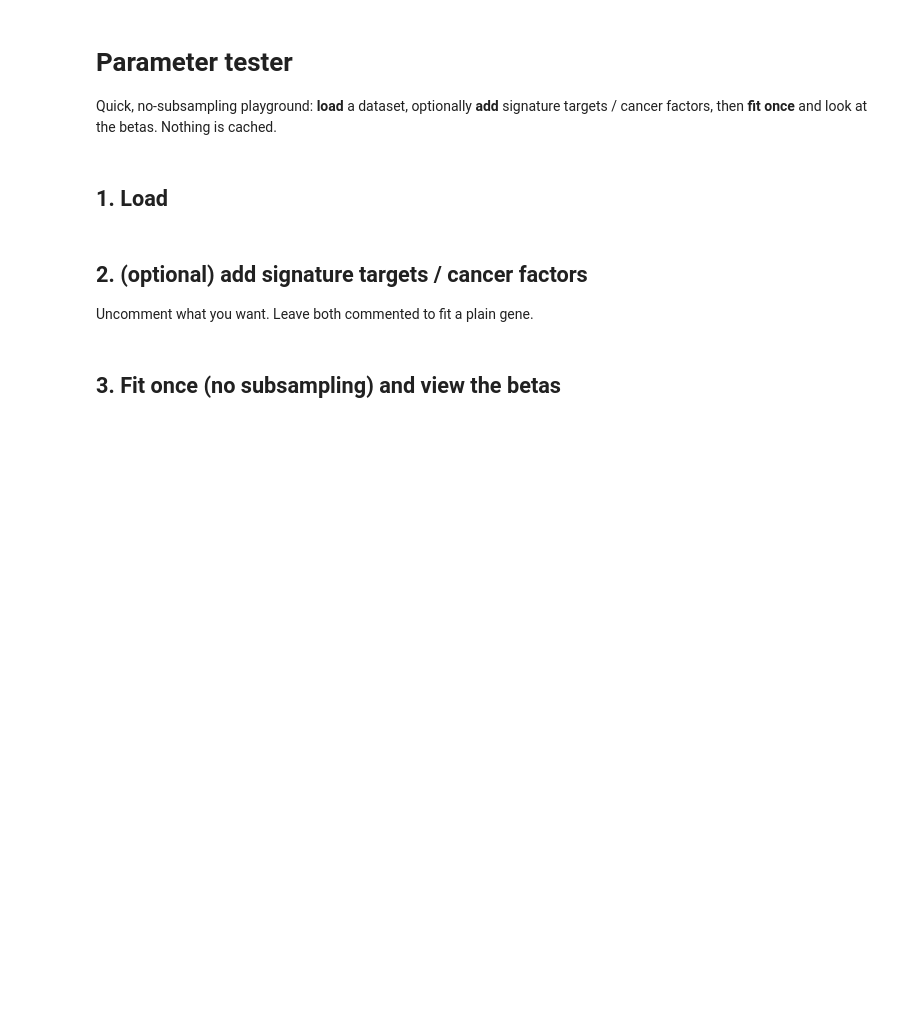
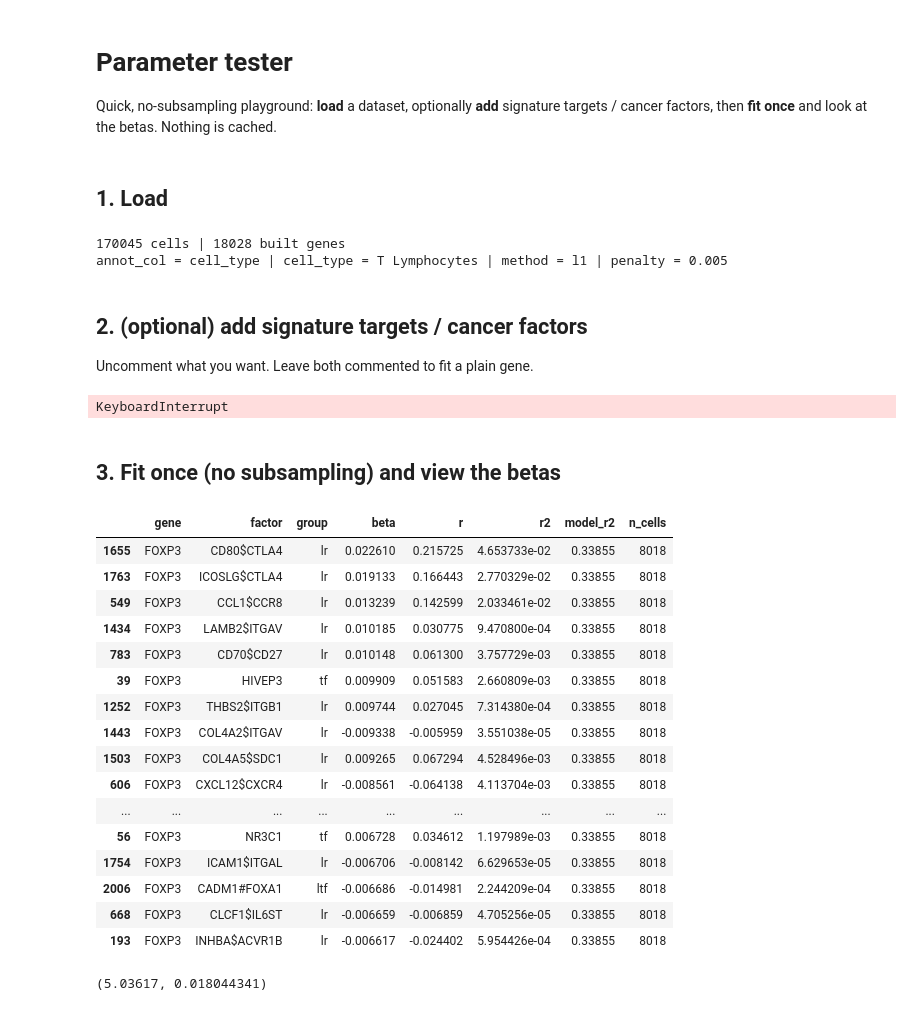
Before and after one commit to fosterea/MetabTravLR, a Jupyter notebook: metab_processing/LinearRegression/param_tester.ipynb, the cells around one changed output. Saved outputs shown, nothing was run; the diff lists cells and outputs as text; code cells hidden in the pictures; blank space fills up the shorter version.

```diff
--- a/metab_processing/LinearRegression/param_tester.ipynb
+++ b/metab_processing/LinearRegression/param_tester.ipynb
@@ -21,7 +21,7 @@ from metab_processing.LinearRegression.signature_configs import CONFIGS
 from metab_processing.LinearRegression.least_squares import fit_gene_betas, rank_coefficients
 # %%
 # Pick a dataset (any key in CONFIGS: 'cervical' | 'breast' | 'colon').
-cfg = CONFIGS['cervical']
+cfg = CONFIGS['breast']
 adata = sc.read_h5ad(cfg.adata_path)
 var = set(adata.var_names)
 print(adata.n_obs, 'cells |', len(adata.uns.get('x_genes', [])), 'built genes')
@@ -32,6 +32,9 @@ CELL_TYPE = cfg.cell_type or (cfg.t_cell_types[0] if cfg.t_cell_types else None)
 METHOD, PENALTY, L1_RATIO, STANDARDIZE = cfg.method, cfg.penalty, cfg.l1_ratio, cfg.standardize
 print('annot_col =', ANNOT_COL, '| cell_type =', CELL_TYPE,
       '| method =', METHOD, '| penalty =', PENALTY)
+# %% [output]
+170045 cells | 18028 built genes
+annot_col = cell_type | cell_type = T Lymphocytes | method = l1 | penalty = 0.005
 # %% [markdown]
 ## 2. (optional) add signature targets / cancer factors
 
@@ -46,19 +49,48 @@ library = None  # lazy: fetched once below if any optional block needs it
 # sh.add_cancer_factors(adata, cancer_sets, annot_col=cfg.cell_type_col, add_proximity=True)
 
 # --- OPTION B: build a signature pseudo-gene TARGET (instead of a raw gene) ---
-# library = library or sh.load_msigdb(cfg.dbver, cfg.categories)
+library = library or sh.load_msigdb(cfg.dbver, cfg.categories)
 # SIG = 'HALLMARK_IL2_STAT5_SIGNALING'
-# genes = [g for g in library.get(SIG, []) if g in var]
-# adata = sh.add_gene_signature(adata, SIG, positive=genes, keep_when_overlap='factor', verbose=True)
-# TARGET = SIG
+SIG = 'KEGG_T_CELL_RECEPTOR_SIGNALING_PATHWAY'
+genes = [g for g in library.get(SIG, []) if g in var]
+adata = sh.add_gene_signature(adata, SIG, positive=genes, keep_when_overlap='factor', verbose=True)
+TARGET = SIG
 
 # Default TARGET: a raw built gene. Edit to any gene in adata.uns['x_genes'].
-TARGET = cfg.single_gene or adata.uns['x_genes'][0]
+# TARGET = cfg.single_gene or adata.uns['x_genes'][0]
 print('TARGET =', TARGET)
+TARGET = 'FOXP3'
+# %% [output]
+KeyboardInterrupt
+# %%
+TARGET = 'FOXP3'
 # %% [markdown]
 ## 3. Fit once (no subsampling) and view the betas
 # %%
-betas = fit_gene_betas(adata, genes=[TARGET], annot_col=ANNOT_COL, annot_value=CELL_TYPE,
-                       metabolites=[], custom='all', method=METHOD, penalty=PENALTY,
+betas_ridge = fit_gene_betas(adata, genes=[TARGET], annot_col=ANNOT_COL, annot_value=CELL_TYPE,
+                       metabolites=[], custom='all', method='ridge', penalty=1000,
                        l1_ratio=L1_RATIO, standardize=STANDARDIZE)
-rank_coefficients(betas).head(60)
+rank_coefficients(betas_ridge).head(60)
+# %% [output]
+|  | gene | factor | group | beta | r | r2 | model_r2 | n_cells |
+| 1655 | FOXP3 | CD80$CTLA4 | lr | 0.022610 | 0.215725 | 4.653733e-02 | 0.33855 | 8018 |
+| 1763 | FOXP3 | ICOSLG$CTLA4 | lr | 0.019133 | 0.166443 | 2.770329e-02 | 0.33855 | 8018 |
+| 549 | FOXP3 | CCL1$CCR8 | lr | 0.013239 | 0.142599 | 2.033461e-02 | 0.33855 | 8018 |
+| 1434 | FOXP3 | LAMB2$ITGAV | lr | 0.010185 | 0.030775 | 9.470800e-04 | 0.33855 | 8018 |
+| 783 | FOXP3 | CD70$CD27 | lr | 0.010148 | 0.061300 | 3.757729e-03 | 0.33855 | 8018 |
+| 39 | FOXP3 | HIVEP3 | tf | 0.009909 | 0.051583 | 2.660809e-03 | 0.33855 | 8018 |
+| 1252 | FOXP3 | THBS2$ITGB1 | lr | 0.009744 | 0.027045 | 7.314380e-04 | 0.33855 | 8018 |
+| 1443 | FOXP3 | COL4A2$ITGAV | lr | -0.009338 | -0.005959 | 3.551038e-05 | 0.33855 | 8018 |
+| 1503 | FOXP3 | COL4A5$SDC1 | lr | 0.009265 | 0.067294 | 4.528496e-03 | 0.33855 | 8018 |
+| 606 | FOXP3 | CXCL12$CXCR4 | lr | -0.008561 | -0.064138 | 4.113704e-03 | 0.33855 | 8018 |
+| ... | ... | ... | ... | ... | ... | ... | ... | ... |
+| 56 | FOXP3 | NR3C1 | tf | 0.006728 | 0.034612 | 1.197989e-03 | 0.33855 | 8018 |
+| 1754 | FOXP3 | ICAM1$ITGAL | lr | -0.006706 | -0.008142 | 6.629653e-05 | 0.33855 | 8018 |
+| 2006 | FOXP3 | CADM1#FOXA1 | ltf | -0.006686 | -0.014981 | 2.244209e-04 | 0.33855 | 8018 |
+| 668 | FOXP3 | CLCF1$IL6ST | lr | -0.006659 | -0.006859 | 4.705256e-05 | 0.33855 | 8018 |
+| 193 | FOXP3 | INHBA$ACVR1B | lr | -0.006617 | -0.024402 | 5.954426e-04 | 0.33855 | 8018 |
+# %%
+br = betas_ridge['beta']
+print(f'{np.sum(np.abs(br)), np.sum(np.power(br, 2))}')
+# %% [output]
+(5.03617, 0.018044341)
```
Also changed, not shown: parts of 2 cells of this notebook, 4 other files.
